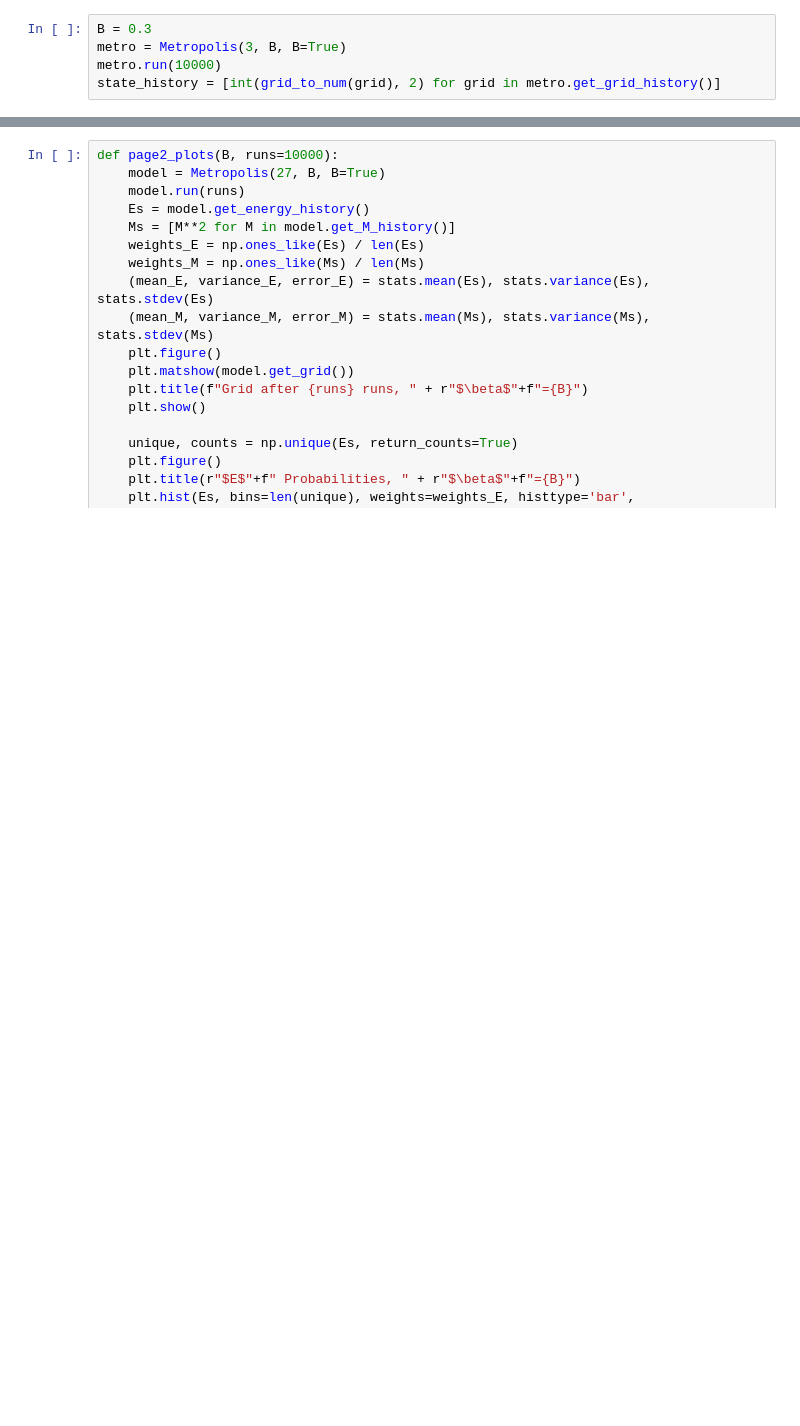
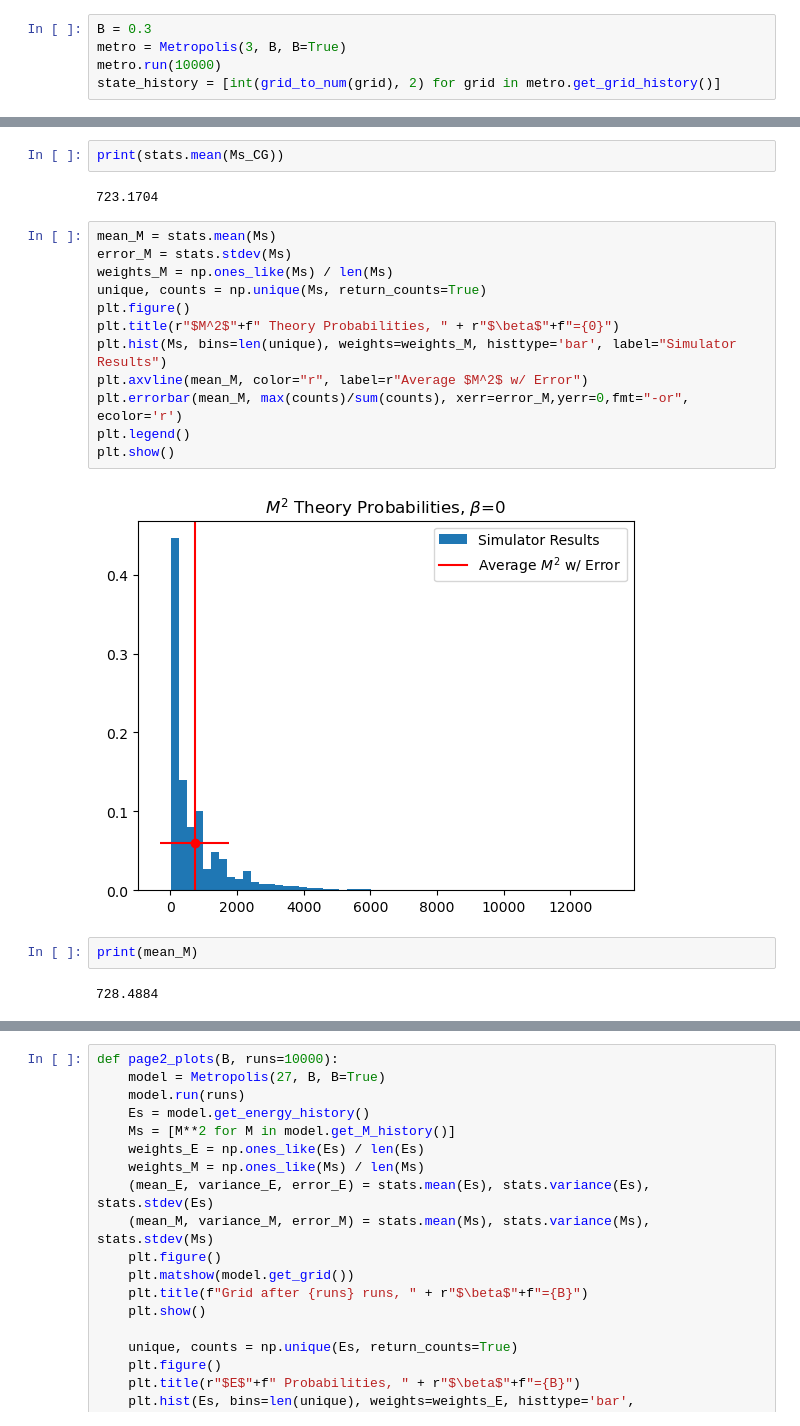
Before and after one commit to Max-Winga/States-of-Matter-MCMC, a Jupyter notebook: Metropolis Markov Chain Monte Carlo.ipynb, the cells around one changed output, grey strips where cells are left out. Saved outputs shown, nothing was run; the diff lists cells and outputs as text; blank space fills up the shorter version.

```diff
--- a/Metropolis Markov Chain Monte Carlo.ipynb
+++ b/Metropolis Markov Chain Monte Carlo.ipynb
@@ -219,0 +239,22 @@ plt.show()
+# %%
+print(stats.mean(Ms_CG))
+# %% [output]
+723.1704
+# %%
+mean_M = stats.mean(Ms)
+error_M = stats.stdev(Ms)
+weights_M = np.ones_like(Ms) / len(Ms)
+unique, counts = np.unique(Ms, return_counts=True)
+plt.figure()
+plt.title(r"$M^2$"+f" Theory Probabilities, " + r"$\beta$"+f"={0}")
+plt.hist(Ms, bins=len(unique), weights=weights_M, histtype='bar', label="Simulator Results")
+plt.axvline(mean_M, color="r", label=r"Average $M^2$ w/ Error")
+plt.errorbar(mean_M, max(counts)/sum(counts), xerr=error_M,yerr=0,fmt="-or", ecolor='r')
+plt.legend()
+plt.show()
+# %% [output]
+[figure, added]
+# %%
+print(mean_M)
+# %% [output]
+728.4884
```
Also changed, not shown: parts of 8 cells of this notebook.
